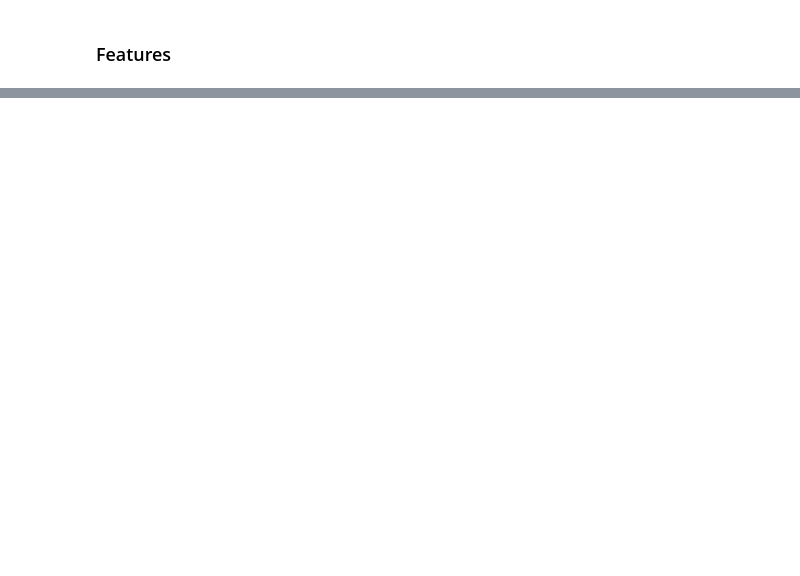
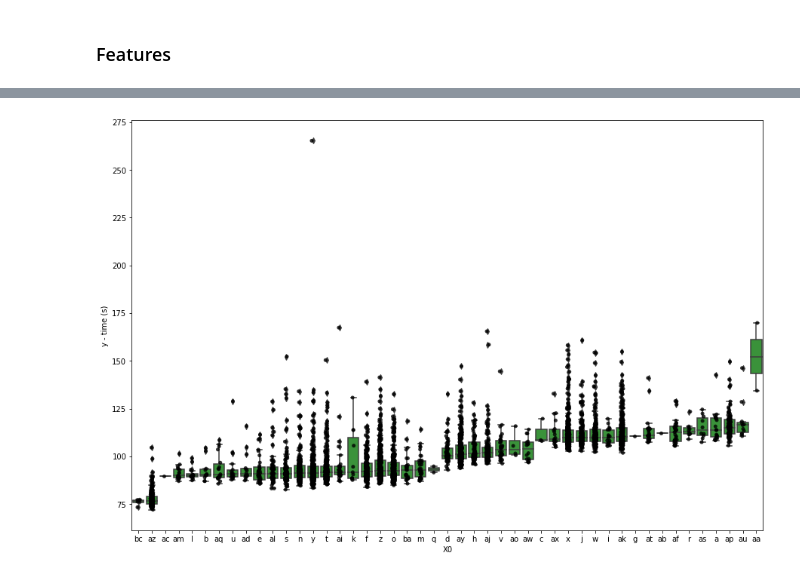
Before and after one commit to mashworth11/Kaggle-mercedes_benz_competition, a Jupyter notebook: EDA_jupyter.ipynb, the cells around one changed output, grey strips where cells are left out. Saved outputs shown, nothing was run; the diff lists cells and outputs as text; code cells hidden in the pictures; blank space fills up the shorter version.

```diff
--- a/EDA_jupyter.ipynb
+++ b/EDA_jupyter.ipynb
@@ -79,0 +135,14 @@ def
+# %%
+def box_scatter_plot(var_name):
+    plt.figure(figsize=(15, 10))
+    col_order = train_df.groupby([var_name]).median()['y']
+    col_order = col_order.sort_values().index
+    sns.boxplot(x = var_name, y = 'y', data = train_df, order = col_order, color = pal[2])
+    sns.stripplot(x = var_name, y = 'y', data = train_df, order = col_order, jitter = True, marker = 'o',
+                  alpha = 0.8, color = 'black')
+    plt.xlabel(var_name)
+    plt.ylabel('y - time (s)')
+# %%
+box_scatter_plot('X0')
+# %% [output]
+[figure, added]
```
Also changed, not shown: parts of 36 cells of this notebook, 2 other files.
